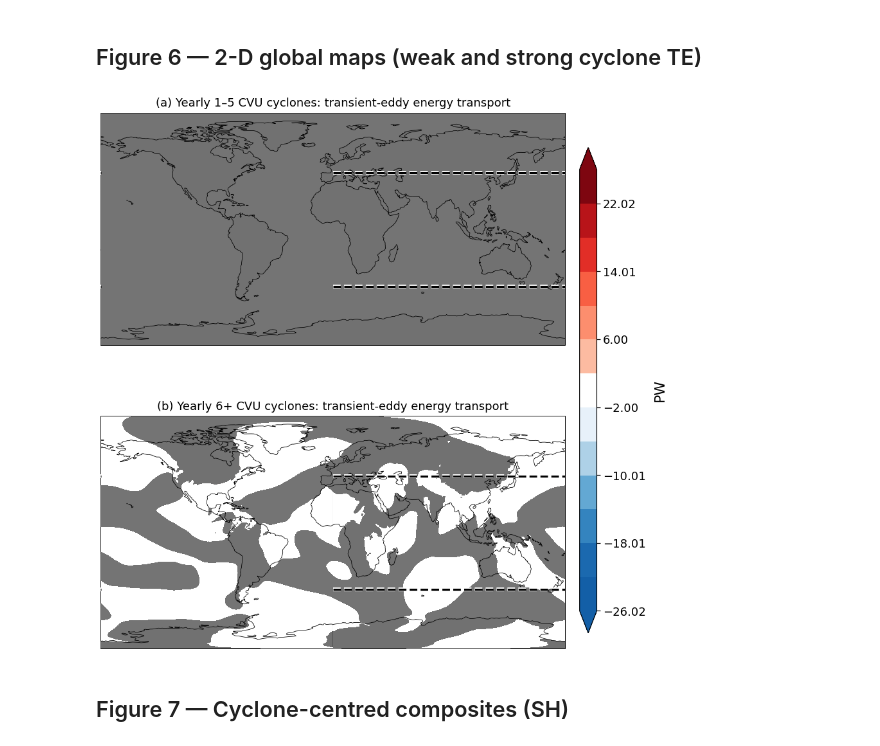
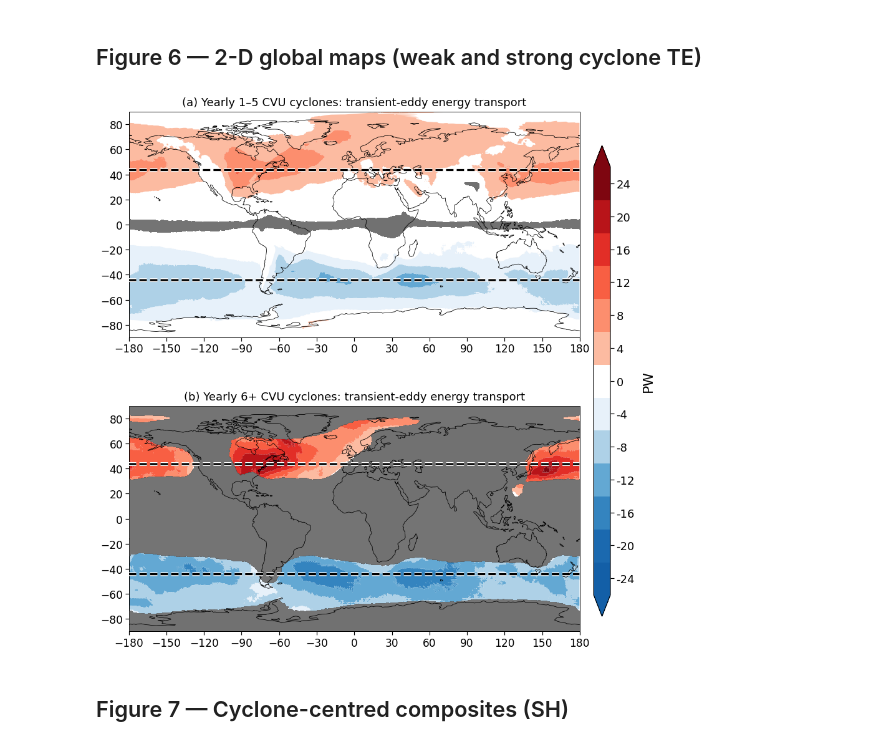
Before and after one commit to gmsarro/mse_cyclone-energetics, a Jupyter notebook: notebooks/final_figures.ipynb, the cells around one changed output. Saved outputs shown, nothing was run; the diff lists cells and outputs as text; code cells hidden in the pictures.

```diff
--- a/notebooks/final_figures.ipynb
+++ b/notebooks/final_figures.ipynb
@@ -948,24 +948,50 @@ def _safe_union(bboxes):
     return _orig_union(bboxes)
 _mt.Bbox.union = staticmethod(_safe_union)
 
+mpl.rcParams.update({
+    "font.size": 16,
+    "axes.spines.top": False,
+    "axes.spines.right": False,
+    "axes.linewidth": 1.2,
+    "xtick.major.size": 6, "ytick.major.size": 6,
+    "xtick.major.width": 1.2, "ytick.major.width": 1.2,
+})
+
+def normalize_lon(lon_1d, *arrays_latlon):
+    lon = np.asarray(lon_1d).copy()
+    if lon.min() >= -180 and lon.max() <= 180 and np.all(np.diff(lon) > 0):
+        return lon, arrays_latlon
+    lon_wrapped = ((lon + 180) % 360) - 180
+    order = np.argsort(lon_wrapped)
+    lon_sorted = lon_wrapped[order]
+    reindexed = [np.asarray(arr)[:, order] for arr in arrays_latlon]
+    return lon_sorted, tuple(reindexed)
+
 with netCDF4.Dataset(str(NC_FLUX), "r") as ds:
     F_TE_cycl_all_3d = ds["F_TE_final_cycl"][0, :, :, :]
     F_TE_cycl_strong_3d = ds["F_TE_final_cycl"][5, :, :, :]
-    cycl_int_all_3d = ds["F_VM_final"][0, :, :, :]
-    cycl_int_strong_3d = ds["F_VM_final"][5, :, :, :]
+
+cycl_int_data = load_nc_var(path=NC_CYC_INT, variable_name="cycl_int_final")
 
 F_TE_cycl_weak_3d = F_TE_cycl_all_3d - F_TE_cycl_strong_3d
-contour_weak = np.mean(cycl_int_all_3d - cycl_int_strong_3d, axis=0)
-contour_strong = np.mean(cycl_int_strong_3d, axis=0)
+contour_weak = np.mean(cycl_int_data[0] - cycl_int_data[5], axis=0)
+contour_strong = np.mean(cycl_int_data[5], axis=0)
 
 data_weak = np.mean(F_TE_cycl_weak_3d, axis=0)
 data_strong = np.mean(F_TE_cycl_strong_3d, axis=0)
 
+wm_to_pw = (2 * np.pi * A_EARTH) * 1e-15
 weights_2d = A_EARTH * np.cos(np.deg2rad(latitude))[:, None] * 2 * np.pi * 1e-15
-wm_to_pw = (2 * np.pi * A_EARTH) * 1e-15
 
-field_weak_pw = (data_weak / weights_2d / np.where(contour_weak > 0.05, contour_weak, np.nan)) * wm_to_pw
-field_strong_pw = (data_strong / weights_2d / np.where(contour_strong > 0.05, contour_strong, np.nan)) * wm_to_pw
+field_weak_pw = (data_weak / weights_2d / contour_weak) * wm_to_pw
+field_strong_pw = (data_strong / weights_2d / contour_strong) * wm_to_pw
+
+frac_weak = contour_weak
+frac_strong = contour_strong
+
+lon_map, (field_weak_pw, frac_weak, field_strong_pw, frac_strong) = normalize_lon(
+    longitude, field_weak_pw, frac_weak, field_strong_pw, frac_strong,
+)
 
 step_pw = 1e8 * wm_to_pw
 edges_neg = np.arange(-6.5e8 * wm_to_pw, -0.5e8 * wm_to_pw + 1e-12, step_pw)
@@ -985,44 +1011,54 @@ NORM = matplotlib.colors.BoundaryNorm(levels_map, CM.N, clip=False)
 
 fig, axs = plt.subplots(2, 1, figsize=(12.4, 13.8),
                         subplot_kw={"projection": cartopy.crs.PlateCarree()})
 fig.subplots_adjust(left=0.07, right=0.88, top=0.95, bottom=0.08, hspace=0.20)
 
 for ax_idx, (field, frac, title, pos_nh, pos_sh) in enumerate([
-    (field_weak_pw, contour_weak, "(a) Yearly 1\u20135 CVU cyclones: transient-eddy energy transport",
+    (field_weak_pw, frac_weak, "(a) Yearly 1\u20135 CVU cyclones: transient-eddy energy transport",
      float(np.mean(max_TE_position)), float(np.mean(max_TE_SH_position))),
-    (field_strong_pw, contour_strong, "(b) Yearly 6+ CVU cyclones: transient-eddy energy transport",
+    (field_strong_pw, frac_strong, "(b) Yearly 6+ CVU cyclones: transient-eddy energy transport",
      float(np.mean(max_TE_position)), float(np.mean(max_TE_SH_position))),
 ]):
     ax = axs[ax_idx]
     ax.set_extent([-180, 180, -90, 90], crs=cartopy.crs.PlateCarree())
     ax.add_feature(cartopy.feature.LAND.with_scale("110m"), facecolor="#f6f6f6", edgecolor="none")
     ax.add_feature(cartopy.feature.COASTLINE.with_scale("110m"), linewidth=0.8, zorder=10)
     mask = frac < 0.05
-    cs = ax.contourf(longitude, latitude, np.where(mask, np.nan, field),
+    cs = ax.contourf(lon_map, latitude, np.where(mask, np.nan, field),
                      levels=levels_map, cmap=CM, norm=NORM,
                      transform=cartopy.crs.PlateCarree(), extend="both", antialiased=True)
-    if np.any(mask):
-        ax.contourf(longitude, latitude, mask.astype(float), levels=[0.5, 1.5],
-                    colors=["#454545"], alpha=0.75,
-                    transform=cartopy.crs.PlateCarree(), zorder=5)
+    ax.contourf(lon_map, latitude, mask.astype(float), levels=[0.5, 1.0],
+                colors=["#454545"], alpha=0.75,
+                transform=cartopy.crs.PlateCarree(), zorder=5)
     halo = [matplotlib.patheffects.Stroke(linewidth=6, foreground="white"),
             matplotlib.patheffects.Normal()]
-    ax.plot(longitude, np.full_like(longitude, pos_nh), ls="--", lw=3.2, color="black",
+    ax.plot(lon_map, np.full_like(lon_map, pos_nh), ls="--", lw=3.2, color="black",
             path_effects=halo, transform=cartopy.crs.PlateCarree(), zorder=15)
-    ax.plot(longitude, np.full_like(longitude, pos_sh), ls="--", lw=3.2, color="black",
+    ax.plot(lon_map, np.full_like(lon_map, pos_sh), ls="--", lw=3.2, color="black",
             path_effects=halo, transform=cartopy.crs.PlateCarree(), zorder=15)
     ax.set_title(title, fontsize=18, pad=10)
+    ax.set_xticks(np.arange(-180, 181, 30), crs=cartopy.crs.PlateCarree())
+    ax.set_yticks(np.arange(-80, 81, 20), crs=cartopy.crs.PlateCarree())
+    ax.tick_params(labelsize=17)
 
 cax = fig.add_axes([0.905, 0.12, 0.03, 0.76])
 cbar = fig.colorbar(cs, cax=cax)
-cbar.set_label("PW", fontsize=22, labelpad=12)
+
+tick_step = 4
+tick_min = int(np.ceil(min(levels_map.min(), np.nanmin(field_weak_pw), np.nanmin(field_strong_pw)) / tick_step) * tick_step)
+tick_max = int(np.floor(max(levels_map.max(), np.nanmax(field_weak_pw), np.nanmax(field_strong_pw)) / tick_step) * tick_step)
+ticks = sorted(set(list(np.arange(tick_min, tick_max + tick_step, tick_step)) + [0]))
+cbar.set_ticks(ticks)
+cbar.set_ticklabels([str(int(t)) for t in ticks])
+
 cbar.ax.minorticks_off()
 cbar.ax.tick_params(which="major", labelsize=18, length=6, width=1.2)
+cbar.set_label("PW", fontsize=22, labelpad=12)
 
 plt.savefig("2d_maps_PW.png", dpi=600, bbox_inches="tight")
 plt.show()
 # %% [output]
-[figure, old version]
+[figure, new version]
 # %% [markdown]
 ## Figure 7 — Cyclone-centred composites (SH)
 # %%
```
Also changed, not shown: parts of 1 cell of this notebook, 2 other files.
